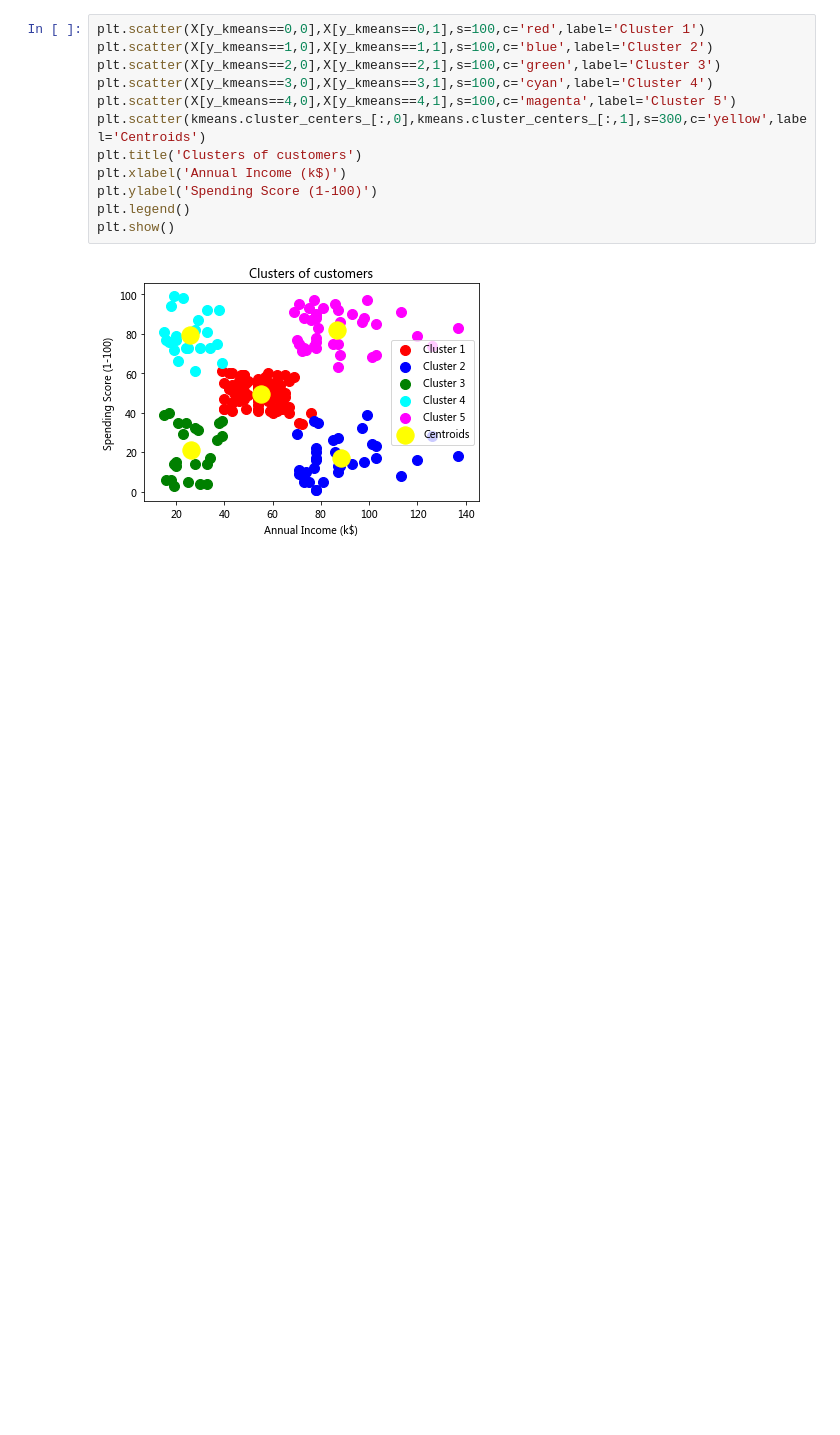
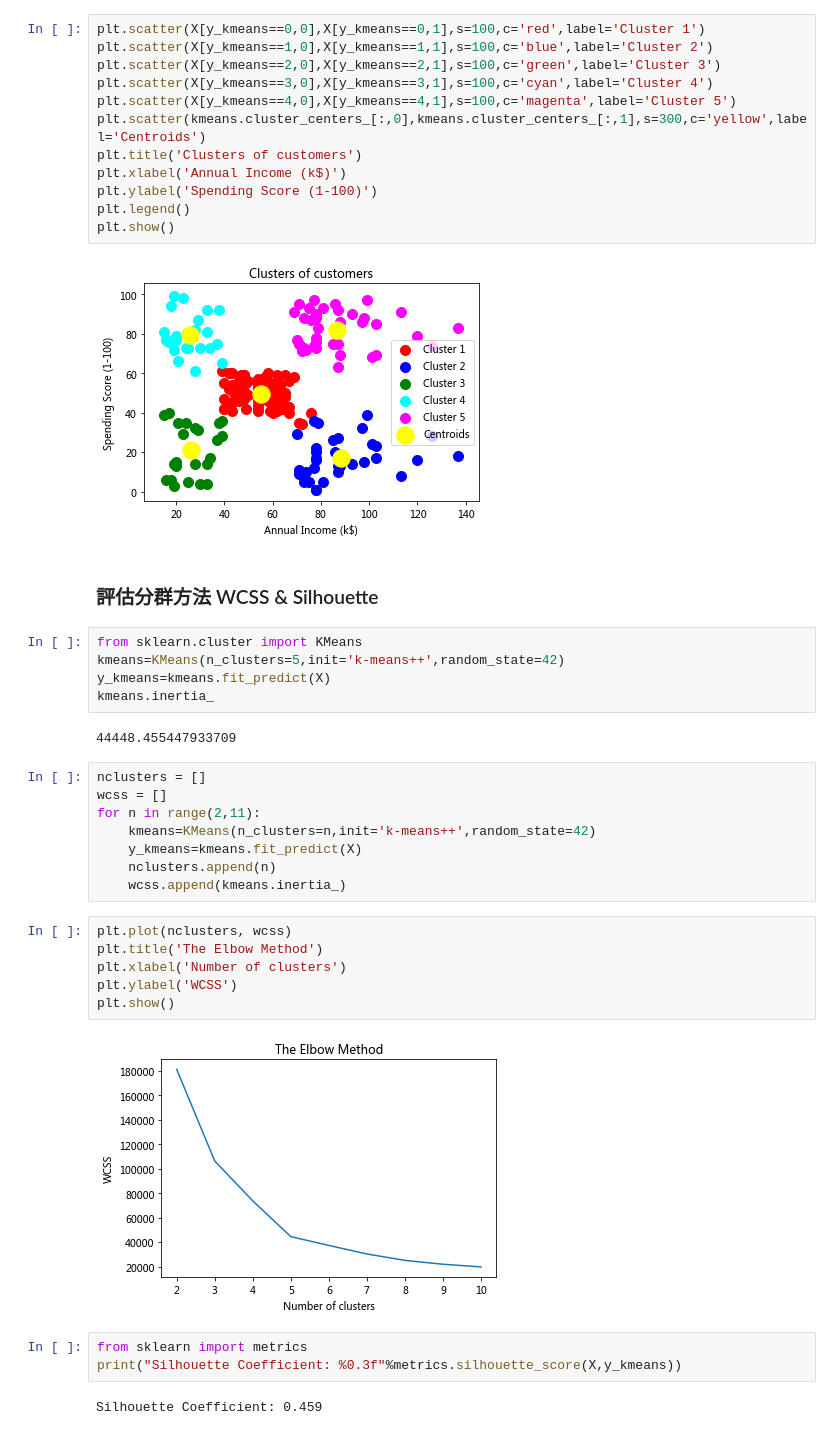
Before and after one commit to ywchiu/tibamepy, a Jupyter notebook: Demo20180317.ipynb, the cells around one changed output. Cells and saved outputs as stored; diff of their text form; blank space fills up the shorter version.

```diff
--- a/Demo20180317.ipynb
+++ b/Demo20180317.ipynb
@@ -800,3 +838,33 @@ plt.legend()
 plt.show()
 # %% [output]
 [figure]
+# %% [markdown]
+### 評估分群方法 WCSS & Silhouette
+# %%
+from sklearn.cluster import KMeans
+kmeans=KMeans(n_clusters=5,init='k-means++',random_state=42)
+y_kmeans=kmeans.fit_predict(X)
+kmeans.inertia_
+# %% [output]
+44448.455447933709
+# %%
+nclusters = []
+wcss = []
+for n in range(2,11):
+    kmeans=KMeans(n_clusters=n,init='k-means++',random_state=42)
+    y_kmeans=kmeans.fit_predict(X)
+    nclusters.append(n)
+    wcss.append(kmeans.inertia_)
+# %%
+plt.plot(nclusters, wcss)
+plt.title('The Elbow Method')
+plt.xlabel('Number of clusters')
+plt.ylabel('WCSS')
+plt.show()
+# %% [output]
+[figure, added]
+# %%
+from sklearn import metrics
+print("Silhouette Coefficient: %0.3f"%metrics.silhouette_score(X,y_kmeans))
+# %% [output]
+Silhouette Coefficient: 0.459
```
Also changed, not shown: parts of 25 cells of this notebook.
